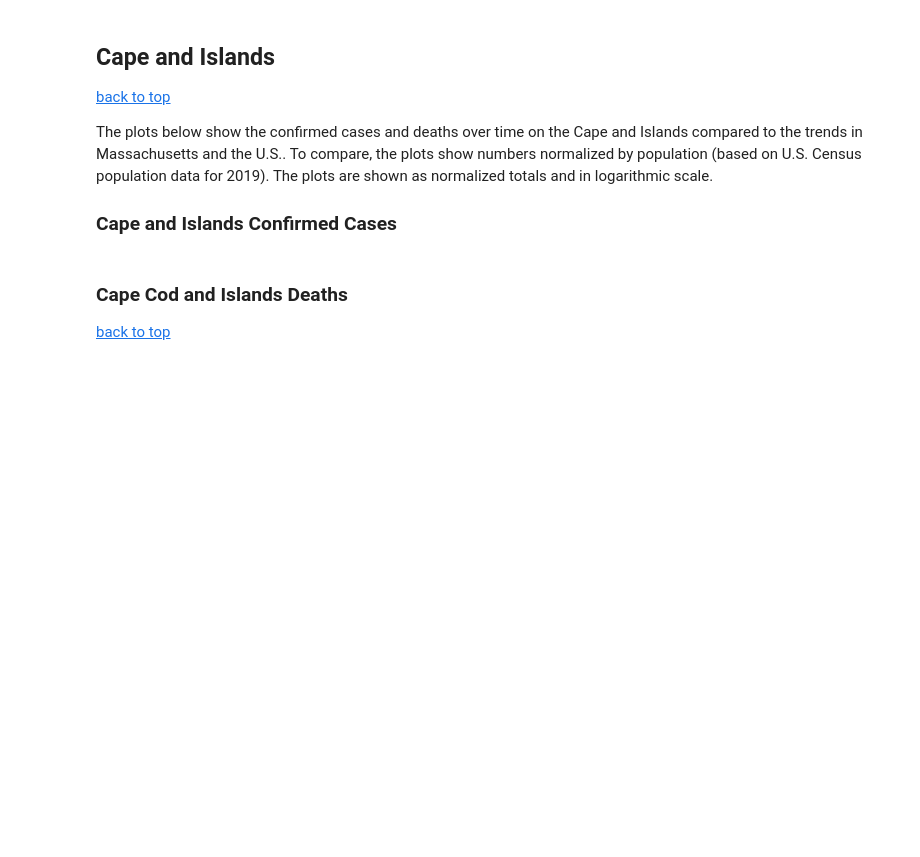
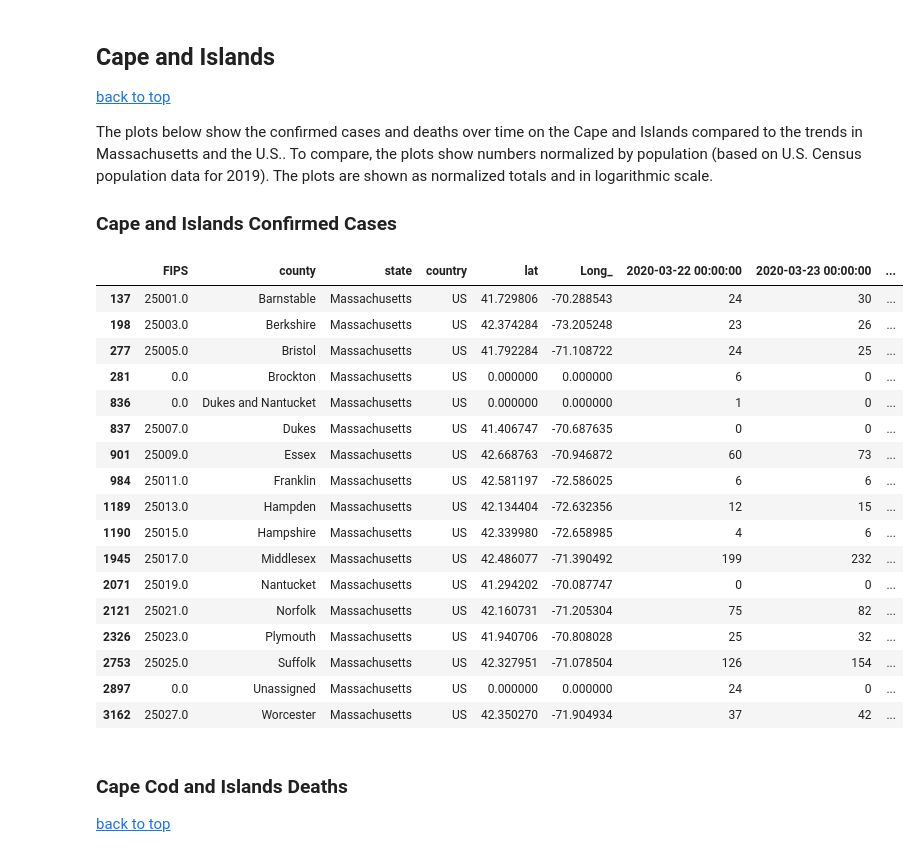
Before and after one commit to EarthBigData/covid19, a Jupyter notebook: dev_ebd_covid19_2.ipynb, the cells around one changed output. Saved outputs shown, nothing was run; the diff lists cells and outputs as text; code cells hidden in the pictures; blank space fills up the shorter version.

```diff
--- a/dev_ebd_covid19_2.ipynb
+++ b/dev_ebd_covid19_2.ipynb
@@ -54,6 +57,8 @@ cv19_d ='https://github.com/CSSEGISandData/COVID-19/raw/master/csse_covid_19_dat
 cv19_r ='https://github.com/CSSEGISandData/COVID-19/raw/master/csse_covid_19_data/csse_covid_19_time_series/time_series_covid19_recovered_global.csv'
 cv19_cu ='https://github.com/CSSEGISandData/COVID-19/raw/master/csse_covid_19_data/csse_covid_19_time_series/time_series_covid19_confirmed_US.csv'
 cv19_du ='https://github.com/CSSEGISandData/COVID-19/raw/master/csse_covid_19_data/csse_covid_19_time_series/time_series_covid19_deaths_US.csv'
+ecv19_cu ='/s/data/covid19/ebd_us_Confirmed.csv'
+ecv19_du ='/s/data/covid19/ebd_us_Deaths.csv'
 #old
 #cv19_co ='https://github.com/CSSEGISandData/COVID-19/raw/master/csse_covid_19_data/csse_covid_19_time_series/time_series_19-covid-Confirmed.csv'
 # cv19_do ='https://github.com/CSSEGISandData/COVID-19/raw/master/csse_covid_19_data/csse_covid_19_time_series/time_series_19-covid-Deaths.csv'
@@ -650,21 +657,27 @@ The plots below show the confirmed cases and deaths over time on the Cape and Is
 df_du = pd.read_csv(cv19_du)
 # Add population for Dukes and Nantucket Counties (11399,17332)
 df_du['Population'][df_du[(df_du.Admin2=='Dukes and Nantucket')].index.values[0]]=17332+11399
-df_cu = pd.read_csv(cv19_cu)
+# Make population dataframe
+pdf2=df_du[df_du.Country_Region=='US'][['Admin2','Province_State','Country_Region','Population']]
+pdf2.rename(columns={'Country_Region': 'country', 'Province_State': 'state',
+                    'Admin2':'county'}, inplace = True)
+# Read latest data from ebd timeseries
+df_du = pd.read_csv(ecv19_du)
+df_cu = pd.read_csv(ecv19_cu)
 # JPU US Confirmed does not have the Population column!
-df_cu.insert(list(df_du.columns).index('Population'),'Population',df_du.Population.values)
+#df_cu.insert(list(df_du.columns).index('Population'),'Population',df_du.Population.values)
 
 
 def pred_df(df):
     df.fillna(0,inplace=True)
-    df.iloc[:,12:] = df.iloc[:,12:].astype(int)
-    df.iloc[:,11] = df.iloc[:,11].astype(float)
+    df.iloc[:,6:] = df.iloc[:,6:].astype(int)
+    df.iloc[:,5] = df.iloc[:,5].astype(float)
     df.rename(columns={'Country_Region': 'country', 'Province_State': 'state',
                        'Lat': 'lat', 'Long': 'lon','Admin2':'county'}, inplace = True)
     df = df[(df.country=='US') & (df.state!='Diamond Princess') &
             (df.state!='Grand Princess')].reset_index(drop=True)
-    df.columns = df.columns[0:12].append(pd.to_datetime(pd.to_datetime(df.columns[12:]).date))
-    df.drop(['UID','code3'],1,inplace=True)
+    df.columns = df.columns[0:6].append(pd.to_datetime(pd.to_datetime(df.columns[6:]).date))
+#     df.drop(['UID','code3'],1,inplace=True)
     return df
 
 df_cu=pred_df(df_cu)
@@ -727,6 +744,27 @@ def hvcountry(df,name='US',normalize_by_population=False,logy=False,multiplier=1
     dots = s.hvplot.scatter(**opts)
     hstate = lines * dots
     return hstate
+# %%
+df_cu[df_cu.state=='Massachusetts']
+# %% [output]
+|  | FIPS | county | state | country | lat | Long_ | 2020-03-22 00:00:00 | 2020-03-23 00:00:00 | ... |
+| 137 | 25001.0 | Barnstable | Massachusetts | US | 41.729806 | -70.288543 | 24 | 30 | ... |
+| 198 | 25003.0 | Berkshire | Massachusetts | US | 42.374284 | -73.205248 | 23 | 26 | ... |
+| 277 | 25005.0 | Bristol | Massachusetts | US | 41.792284 | -71.108722 | 24 | 25 | ... |
+| 281 | 0.0 | Brockton | Massachusetts | US | 0.000000 | 0.000000 | 6 | 0 | ... |
+| 836 | 0.0 | Dukes and Nantucket | Massachusetts | US | 0.000000 | 0.000000 | 1 | 0 | ... |
+| 837 | 25007.0 | Dukes | Massachusetts | US | 41.406747 | -70.687635 | 0 | 0 | ... |
+| 901 | 25009.0 | Essex | Massachusetts | US | 42.668763 | -70.946872 | 60 | 73 | ... |
+| 984 | 25011.0 | Franklin | Massachusetts | US | 42.581197 | -72.586025 | 6 | 6 | ... |
+| 1189 | 25013.0 | Hampden | Massachusetts | US | 42.134404 | -72.632356 | 12 | 15 | ... |
+| 1190 | 25015.0 | Hampshire | Massachusetts | US | 42.339980 | -72.658985 | 4 | 6 | ... |
+| 1945 | 25017.0 | Middlesex | Massachusetts | US | 42.486077 | -71.390492 | 199 | 232 | ... |
+| 2071 | 25019.0 | Nantucket | Massachusetts | US | 41.294202 | -70.087747 | 0 | 0 | ... |
+| 2121 | 25021.0 | Norfolk | Massachusetts | US | 42.160731 | -71.205304 | 75 | 82 | ... |
+| 2326 | 25023.0 | Plymouth | Massachusetts | US | 41.940706 | -70.808028 | 25 | 32 | ... |
+| 2753 | 25025.0 | Suffolk | Massachusetts | US | 42.327951 | -71.078504 | 126 | 154 | ... |
+| 2897 | 0.0 | Unassigned | Massachusetts | US | 0.000000 | 0.000000 | 24 | 0 | ... |
+| 3162 | 25027.0 | Worcester | Massachusetts | US | 42.350270 | -71.904934 | 37 | 42 | ... |
 # %% [markdown]
 <a id='CapeAndIslandsDeaths'></a>
 ### Cape Cod and Islands Deaths
```
Also changed, not shown: parts of 5 cells of this notebook, 6 other files.
